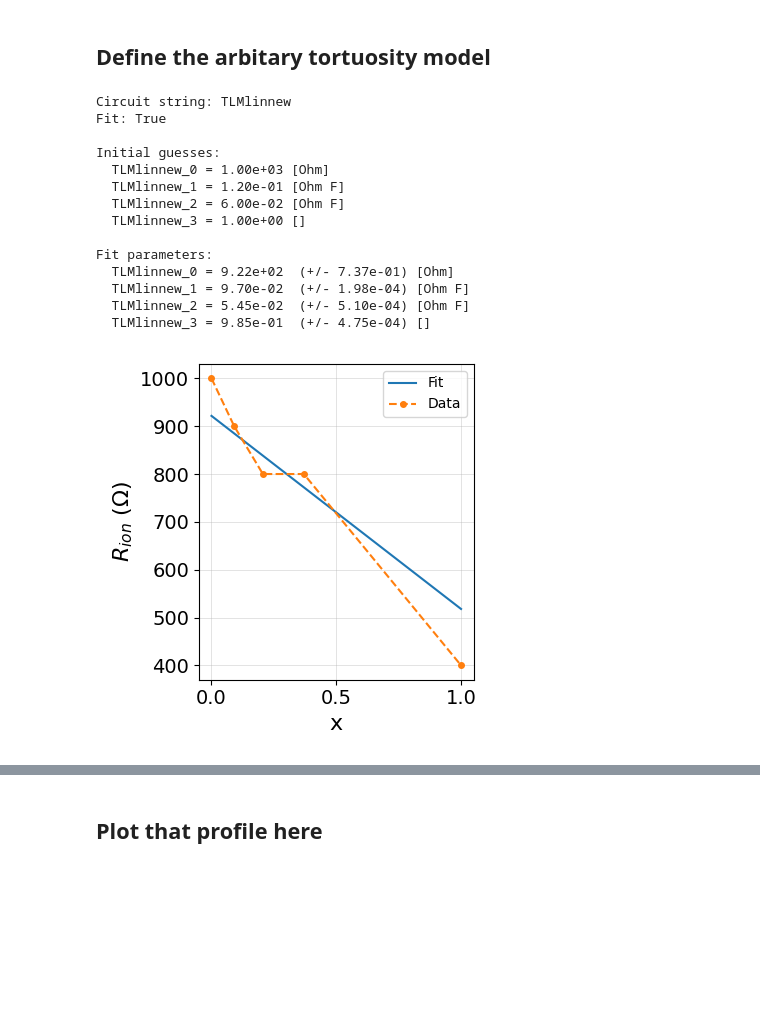
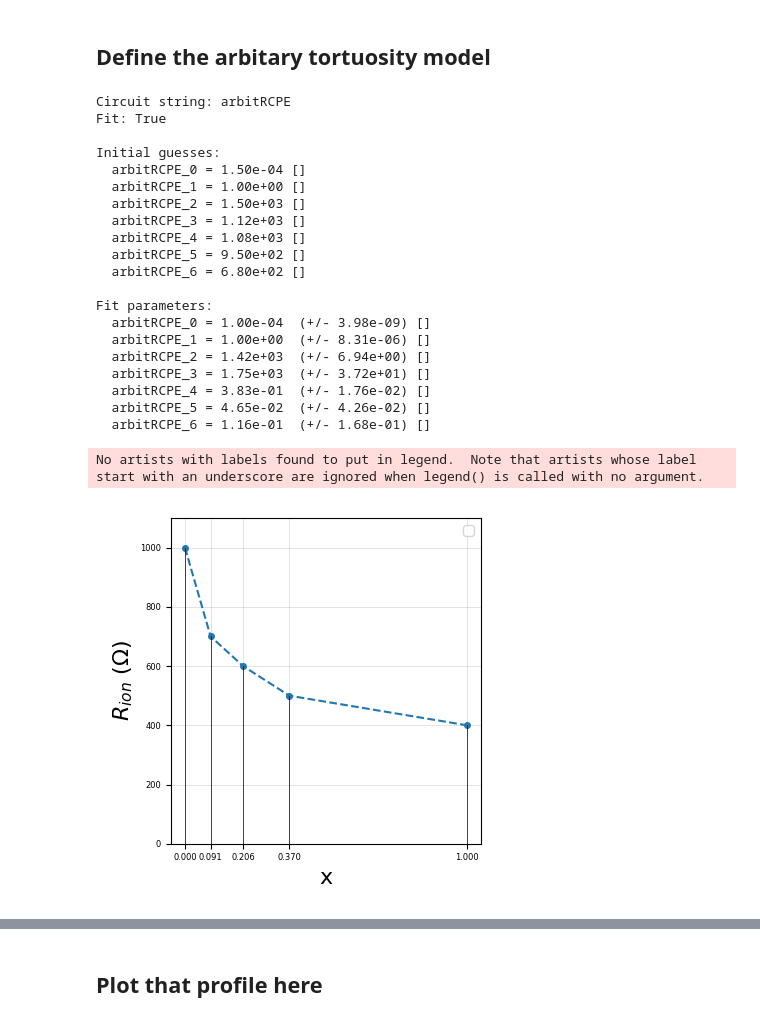
Before and after one commit to Yugal0/fitting-gen-arbitrary-eis, a Jupyter notebook: main_prof_1.ipynb, the cells around one changed output, grey strips where cells are left out. Drawn from its saved outputs; the diff is of its cells as text; code cells hidden in the pictures; blank space fills up the shorter version.

```diff
--- a/main_prof_1.ipynb
+++ b/main_prof_1.ipynb
@@ -53,17 +53,17 @@ def arbitRCPE(p,f):
         ii=ii+1
     return Z_list
 # %%
-Q,alpha,R1,R2,R3,R4,R5=1e-4,1,1000,900,800,800,400
+Q,alpha,R1,R2,R3,R4,R5=1e-4,1,1000,700,600,500,400
 
 c=CustomCircuit(initial_guess=[Q,alpha,R1,R2,R3,R4,R5],circuit="arbitRCPE")
 # c=CustomCircuit(initial_guess=[R1,R1*Q,R5*Q,alpha],circuit="TLMlinnew")
 
-freq=np.logspace(1,3,50)
+freq=np.logspace(-3,3,50)
 z_data=c.predict(freq)
 
-# c_to_fit=CustomCircuit(initial_guess=[Q*1.5,alpha,R1*1.5,R2*1.6,R3*1.8,R4*1.9,R5*1.7],circuit="arbitRCPE")
+c_to_fit=CustomCircuit(initial_guess=[Q*1.5,alpha,R1*1.5,R2*1.6,R3*1.8,R4*1.9,R5*1.7],circuit="arbitRCPE")
 
-c_to_fit=CustomCircuit(initial_guess=[R1,1.2*R1*Q,1.5*R5*Q,alpha],circuit="TLMlinnew")
+# c_to_fit=CustomCircuit(initial_guess=[R1,1.2*R1*Q,1.5*R5*Q,alpha],circuit="TLMlinnew")
 
 wt="mod"
 wt_mod=np.hstack((np.abs(z_data),np.abs(z_data)))
@@ -74,20 +74,26 @@ c_to_fit.fit(impedance=z_data,frequencies=freq,gtol=1e-10)
 z_fit=c_to_fit.predict(freq)
 print(c_to_fit)
 # %% [output]
-Circuit string: TLMlinnew
+Circuit string: arbitRCPE
 Fit: True
 
 Initial guesses:
-  TLMlinnew_0 = 1.00e+03 [Ohm]
-  TLMlinnew_1 = 1.20e-01 [Ohm F]
-  TLMlinnew_2 = 6.00e-02 [Ohm F]
-  TLMlinnew_3 = 1.00e+00 []
+  arbitRCPE_0 = 1.50e-04 []
+  arbitRCPE_1 = 1.00e+00 []
+  arbitRCPE_2 = 1.50e+03 []
+  arbitRCPE_3 = 1.12e+03 []
+  arbitRCPE_4 = 1.08e+03 []
+  arbitRCPE_5 = 9.50e+02 []
+  arbitRCPE_6 = 6.80e+02 []
 
 Fit parameters:
-  TLMlinnew_0 = 9.22e+02  (+/- 7.37e-01) [Ohm]
-  TLMlinnew_1 = 9.70e-02  (+/- 1.98e-04) [Ohm F]
-  TLMlinnew_2 = 5.45e-02  (+/- 5.10e-04) [Ohm F]
-  TLMlinnew_3 = 9.85e-01  (+/- 4.75e-04) []
+  arbitRCPE_0 = 1.00e-04  (+/- 3.98e-09) []
+  arbitRCPE_1 = 1.00e+00  (+/- 8.31e-06) []
+  arbitRCPE_2 = 1.42e+03  (+/- 6.94e+00) []
+  arbitRCPE_3 = 1.75e+03  (+/- 3.72e+01) []
+  arbitRCPE_4 = 3.83e-01  (+/- 1.76e-02) []
+  arbitRCPE_5 = 4.65e-02  (+/- 4.26e-02) []
+  arbitRCPE_6 = 1.16e-01  (+/- 1.68e-01) []
 # %%
 # from scipy.interpolate import Akima1DInterpolator
 # # import matplotlib.pyplot as plt
@@ -103,29 +109,42 @@ Fit parameters:
 # ax.legend()
 # fig.show()
 # %%
-# R1_fit=c_to_fit.parameters_[2]
-# R2_fit=c_to_fit.parameters_[3]
-# R3_fit=c_to_fit.parameters_[4]
-# R4_fit=c_to_fit.parameters_[5]
-# R5_fit=c_to_fit.parameters_[6]
+R1_fit=c_to_fit.parameters_[2]
+R2_fit=c_to_fit.parameters_[3]
+R3_fit=c_to_fit.parameters_[4]
+R4_fit=c_to_fit.parameters_[5]
+R5_fit=c_to_fit.parameters_[6]
 
-R1_fit=c_to_fit.parameters_[0]
-Q_fit=c_to_fit.parameters_[1]/R1_fit
-R2_fit=c_to_fit.parameters_[2]/Q_fit
+# R1_fit=c_to_fit.parameters_[0]
+# Q_fit=c_to_fit.parameters_[1]/R1_fit
+# R2_fit=c_to_fit.parameters_[2]/Q_fit
 
 fig, ax=plt.subplots()
 fig.set_size_inches(4,4)
 ax.set_xlabel("x",fontsize=16)
 ax.set_ylabel("$R_{ion}$ $(\Omega)$",fontsize=16)
-ax.plot([0,1],[R1_fit,R2_fit],label="Fit")
-ax.plot([0,0.091,0.206,0.37,1],[R1,R2,R3,R4,R5],linestyle="--",label="Data",marker="o",ms=4)
-ax.tick_params(labelsize=14)
+# ax.plot([0,1],[R1_fit,R2_fit],label="Fit")
+# ax.plot([0,0.091,0.206,0.37,1],[1420,1750,0.38,0.05,0.16],label="Fit 1")
+# ax.plot([0,0.091,0.206,0.37,1],[R1_fit,R2_fit,R3_fit,R4_fit,R5_fit],label="Fit 1")
+# ax.plot([0,0.091,0.206,0.37,1],[R1_fit,R2_fit,R3_fit,R4_fit,R5_fit],label="Fit 2")
+ax.plot([0,0.091,0.206,0.37,1],[R1,R2,R3,R4,R5],linestyle="--",marker="o",ms=4)
+ax.plot([0,0],[0,R1],color="black",linewidth=0.5)
+ax.plot([0.0914,0.0914],[0,R2],color="black",linewidth=0.5)
+ax.plot([0.2063,0.2063],[0,R3],color="black",linewidth=0.5)
+ax.plot([0.37,0.37],[0,R4],color="black",linewidth=0.5)
+ax.plot([1,1],[0,R5],color="black",linewidth=0.5)
+ax.set_ymargin(0)
+ax.set_ylim(0,1100)
 ax.legend()
+ax.set_xticks([0,0.091,0.206,0.37,1])
+# ax.set_xticklabels(["$x_1=0$","$x_2=0.091$","$x_3=0.206$","$x_4=0.37$","$x_5=1$"])
+ax.tick_params(labelsize=6)
 ax.grid(linewidth=0.5,alpha=0.5)
 fig.tight_layout()
 fig.savefig("linOnArbit.png",dpi=700)
 # %% [output]
+No artists with labels found to put in legend.  Note that artists whose label start with an underscore are ignored when legend() is called with no argument.
-[figure, old version]
+[figure, new version]
 # %%
 fig2,ax2=plt.subplots()
 ax2.plot(np.real(z_data),-np.imag(z_data))
```
Also changed, not shown: parts of 1 cell of this notebook, 1 other file.
